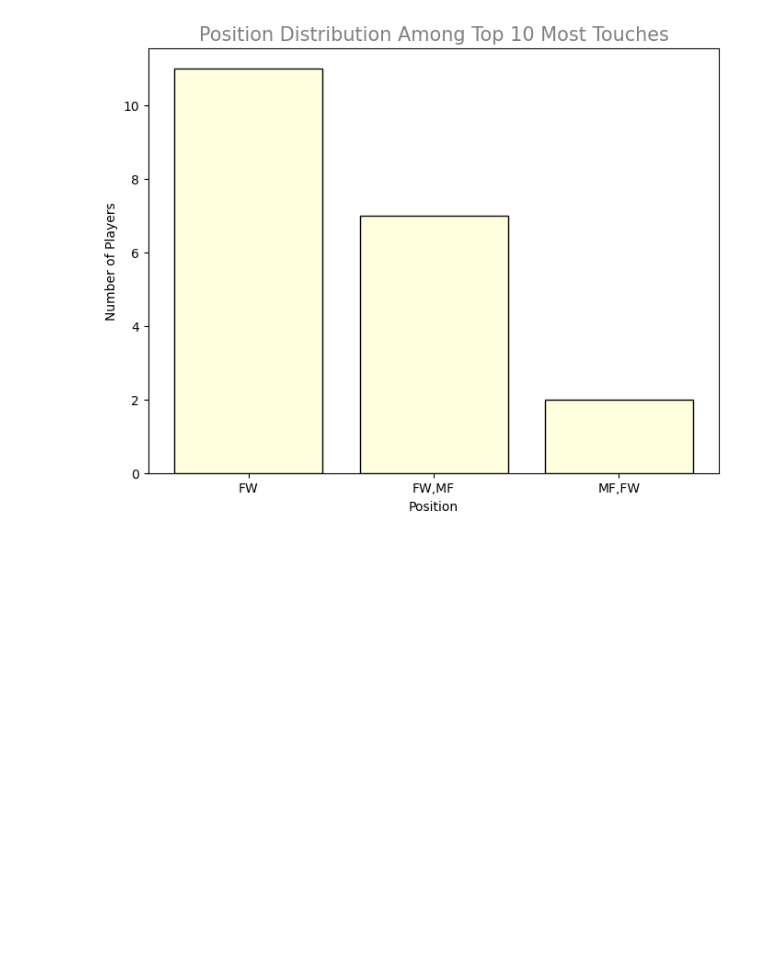
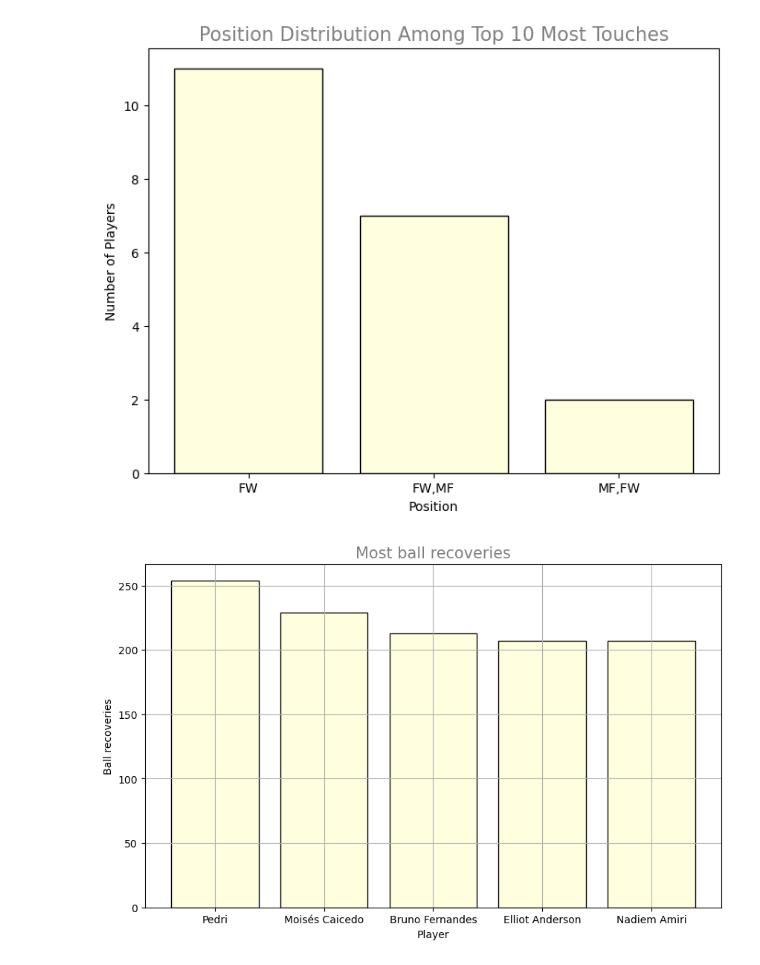
Before and after one commit to Hamza-rami/football-stats-analytics, a Jupyter notebook: project6.ipynb, the cells around one changed output. Saved outputs shown, nothing was run; the diff lists cells and outputs as text; code cells hidden in the pictures; blank space fills up the shorter version.

Commit message:
feat: do some visulations about Most ball recoveries and the most player have yellow cards

```diff
--- a/project6.ipynb
+++ b/project6.ipynb
@@ -73,3 +71,14 @@ plt.ylabel('Number of Players', size=10)
 plt.show()
 # %% [output]
 [figure]
+# %%
+ball_rec = df_top5_comp[['Player', 'Recov']].sort_values(by='Recov', ascending=False).head()
+plt.figure(figsize=(10,6))
+plt.bar(ball_rec['Player'], ball_rec['Recov'],  edgecolor='black', color='lightyellow')
+plt.title('Most ball recoveries', color='grey', size=15)
+plt.xlabel('Player', size=10)
+plt.ylabel('Ball recoveries', size=10)
+plt.grid()
+plt.show()
+# %% [output]
+[figure, added]
```
Also changed, not shown: parts of 1 cell of this notebook, 1 other file.
